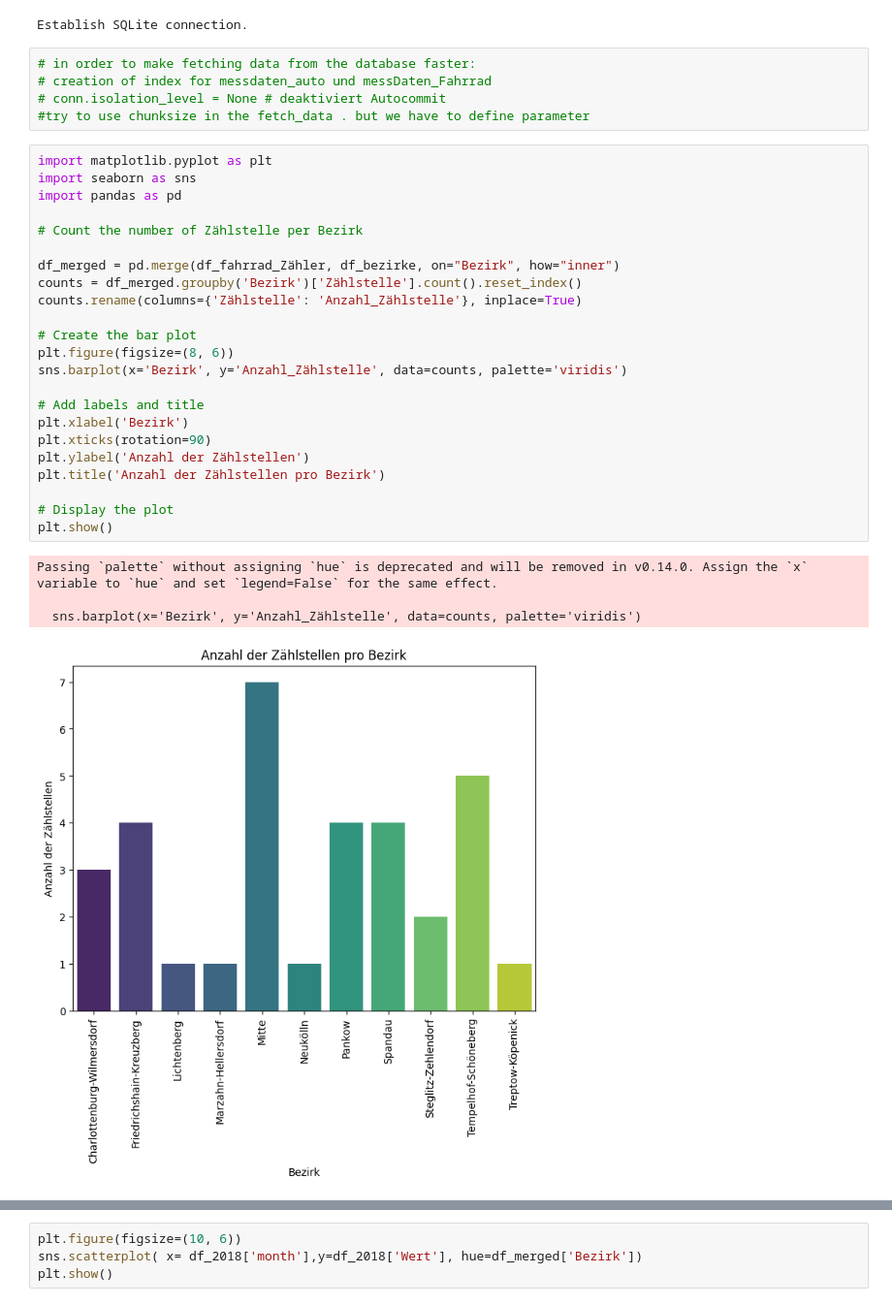
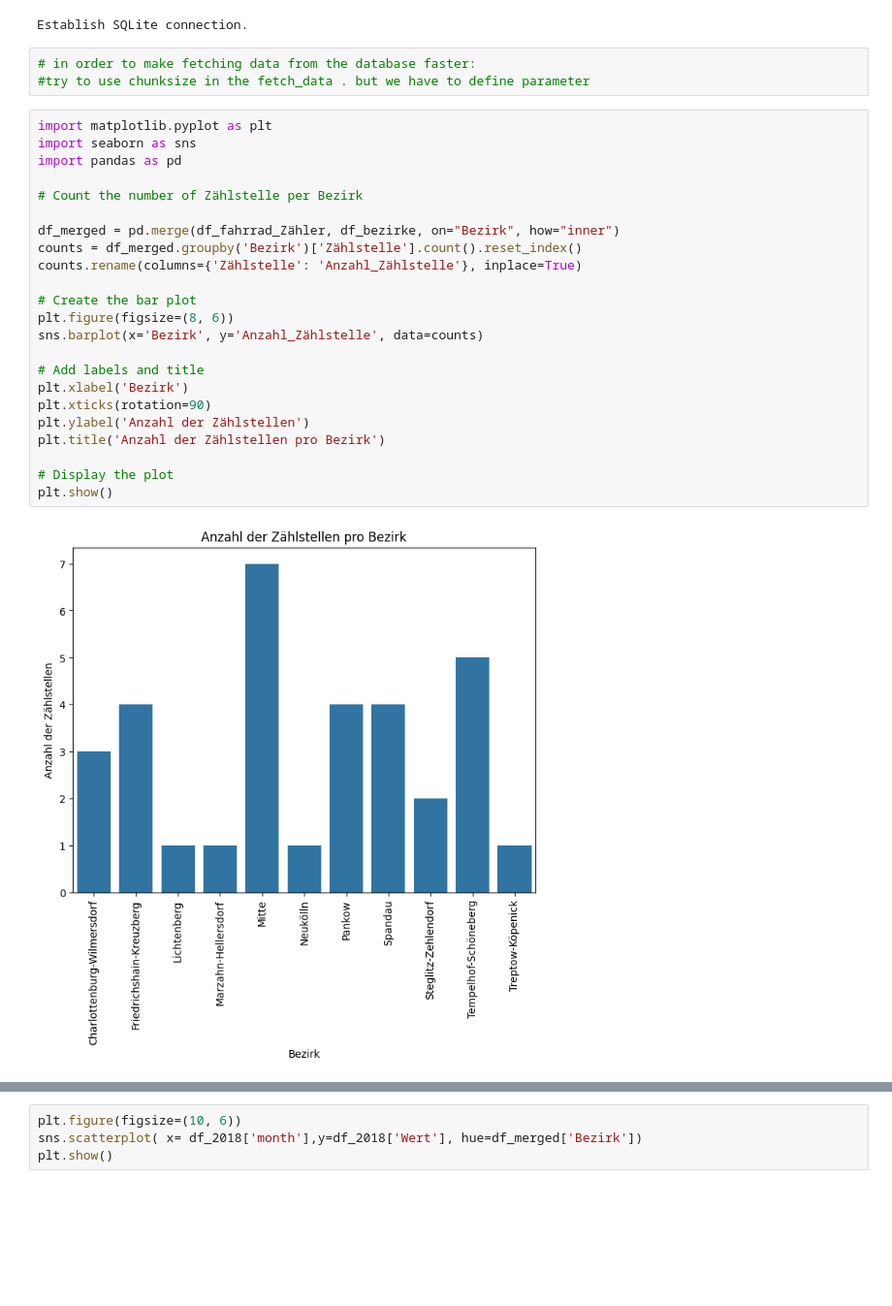
Before and after one commit to imenbarrak/Verkehrsprojekt, a Jupyter notebook: notebooks/data_visualisation_Fahrrad.ipynb, the cells around one changed output, grey strips where cells are left out. Shown at 97% size. Cells and saved outputs as stored; diff of their text form; blank space fills up the shorter version.

```diff
--- a/notebooks/data_visualisation_Fahrrad.ipynb
+++ b/notebooks/data_visualisation_Fahrrad.ipynb
@@ -18,37 +18,32 @@ df_time = du.fetch_data_df('Time_dim',conn)
 Establish SQLite connection.
 # %%
 # in order to make fetching data from the database faster:
-# creation of index for messdaten_auto und messDaten_Fahrrad
-# conn.isolation_level = None # deaktiviert Autocommit
 #try to use chunksize in the fetch_data . but we have to define parameter
 # %%
 import matplotlib.pyplot as plt
 import seaborn as sns
 import pandas as pd
 
 # Count the number of Zählstelle per Bezirk
 
 df_merged = pd.merge(df_fahrrad_Zähler, df_bezirke, on="Bezirk", how="inner")
 counts = df_merged.groupby('Bezirk')['Zählstelle'].count().reset_index()
 counts.rename(columns={'Zählstelle': 'Anzahl_Zählstelle'}, inplace=True)
 
 # Create the bar plot
 plt.figure(figsize=(8, 6))
-sns.barplot(x='Bezirk', y='Anzahl_Zählstelle', data=counts, palette='viridis')
+sns.barplot(x='Bezirk', y='Anzahl_Zählstelle', data=counts)
 
 # Add labels and title
 plt.xlabel('Bezirk')
 plt.xticks(rotation=90)
 plt.ylabel('Anzahl der Zählstellen')
 plt.title('Anzahl der Zählstellen pro Bezirk')
 
 # Display the plot
 plt.show()
 # %% [output]
-Passing `palette` without assigning `hue` is deprecated and will be removed in v0.14.0. Assign the `x` variable to `hue` and set `legend=False` for the same effect.
-
-  sns.barplot(x='Bezirk', y='Anzahl_Zählstelle', data=counts, palette='viridis')
-[figure, old version]
+[figure, new version]
 # %%
 import pandas as pd
 df_merged = pd.merge(df_fahrrad_Zähler, df_bezirke, on="Bezirk", how="inner")
```
Also changed, not shown: parts of 26 cells of this notebook, 7 other files.
